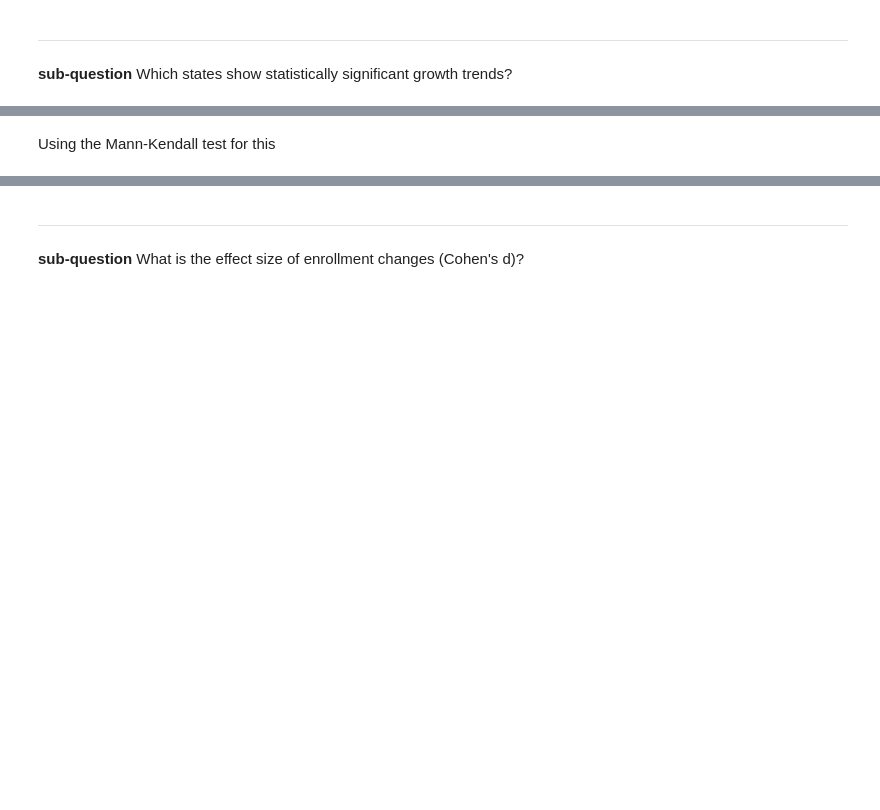
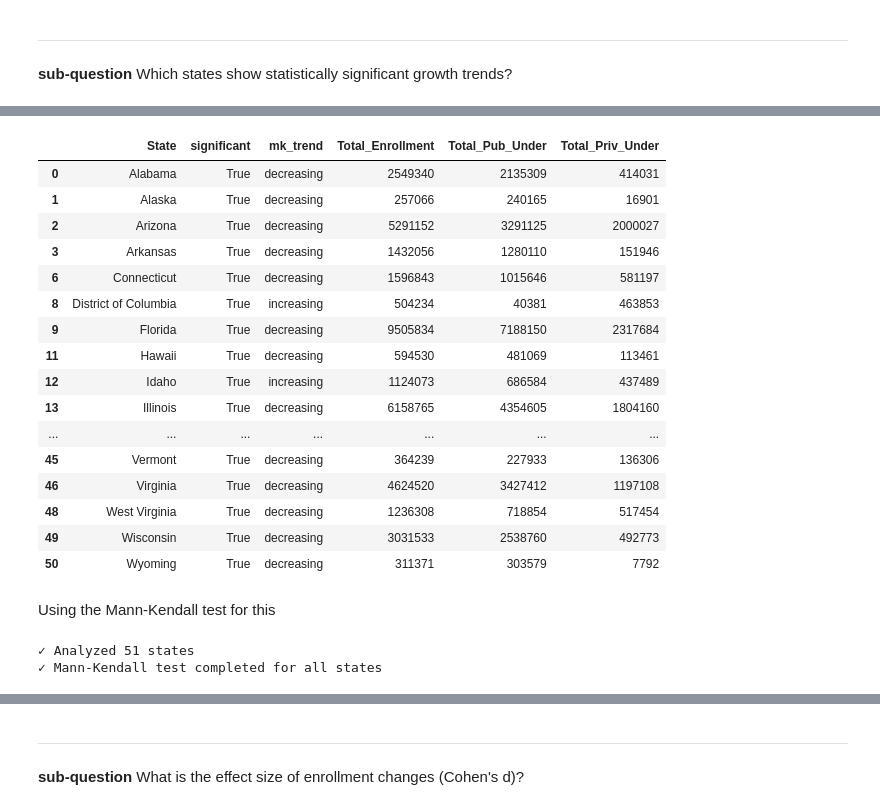
Before and after one commit to Arocha09/EnrollmentForecasting, a Jupyter notebook: descriptive_analysis/temporal_analysis.ipynb, the cells around one changed output, grey strips where cells are left out. Drawn from its saved outputs; the diff is of its cells as text; code cells hidden in the pictures; blank space fills up the shorter version.

```diff
--- a/descriptive_analysis/temporal_analysis.ipynb
+++ b/descriptive_analysis/temporal_analysis.ipynb
@@ -348,2 +422,77 @@ These states have statistically significant negative trends making them definiti
+# %%
+significant = trend[trend['significant'] == True]
+# %% [output]
+|  | State | significant | mk_trend | Total_Enrollment | Total_Pub_Under | Total_Priv_Under |
+| 0 | Alabama | True | decreasing | 2549340 | 2135309 | 414031 |
+| 1 | Alaska | True | decreasing | 257066 | 240165 | 16901 |
+| 2 | Arizona | True | decreasing | 5291152 | 3291125 | 2000027 |
+| 3 | Arkansas | True | decreasing | 1432056 | 1280110 | 151946 |
+| 6 | Connecticut | True | decreasing | 1596843 | 1015646 | 581197 |
+| 8 | District of Columbia | True | increasing | 504234 | 40381 | 463853 |
+| 9 | Florida | True | decreasing | 9505834 | 7188150 | 2317684 |
+| 11 | Hawaii | True | decreasing | 594530 | 481069 | 113461 |
+| 12 | Idaho | True | increasing | 1124073 | 686584 | 437489 |
+| 13 | Illinois | True | decreasing | 6158765 | 4354605 | 1804160 |
+| ... | ... | ... | ... | ... | ... | ... |
+| 45 | Vermont | True | decreasing | 364239 | 227933 | 136306 |
+| 46 | Virginia | True | decreasing | 4624520 | 3427412 | 1197108 |
+| 48 | West Virginia | True | decreasing | 1236308 | 718854 | 517454 |
+| 49 | Wisconsin | True | decreasing | 3031533 | 2538760 | 492773 |
+| 50 | Wyoming | True | decreasing | 311371 | 303579 | 7792 |
 # %% [markdown]
 Using the Mann-Kendall test for this
+# %%
+mk_results = []
+
+for state in sorted(state_enrollment['State'].unique()):
+    state_data = state_enrollment[state_enrollment['State'] == state].sort_values('Year')
+
+    # Skip states with insufficient data
+    if len(state_data) < 3:
+        print(f"⚠ Skipping {state}: Insufficient data points ({len(state_data)})")
+        continue
+
+    values = state_data['Total_Enrollment'].values
+    years_numeric = np.arange(len(values))
+
+    # Mann-Kendall test
+    mk_result = mk.original_test(values)
+
+    # Linear regression for additional context
+    slope, intercept, r_value, p_value_lr, std_err = stats.linregress(years_numeric, values)
+
+    # Calculate percentage change metrics
+    first_value = values[0]
+    last_value = values[-1]
+    total_change_pct = ((last_value - first_value) / first_value) * 100
+    annual_change_pct = (slope / first_value) * 100
+
+    # Determine if significant and direction
+    is_significant = mk_result.p < 0.05
+    trend_direction = mk_result.trend  # 'increasing', 'decreasing', or 'no trend'
+
+    mk_results.append({
+        'State': state,
+        'MK_Trend': trend_direction,
+        'MK_P_Value': mk_result.p,
+        'MK_Z_Score': mk_result.z,
+        'MK_Tau': mk_result.Tau,
+        'Significant_at_05': is_significant,
+        'Total_Change_Pct': total_change_pct,
+        'Annual_Change_Pct': annual_change_pct,
+        'LR_Slope': slope,
+        'LR_P_Value': p_value_lr,
+        'R_Squared': r_value**2,
+        'First_Year_Enrollment': first_value,
+        'Last_Year_Enrollment': last_value,
+        'N_Years': len(values)
+    })
+
+# Convert to DataFrame
+mk_df = pd.DataFrame(mk_results)
+
+print(f"\n✓ Analyzed {len(mk_df)} states")
+print(f"✓ Mann-Kendall test completed for all states")
+# %% [output]
+✓ Analyzed 51 states
+✓ Mann-Kendall test completed for all states
```
Also changed, not shown: parts of 10 cells of this notebook.
